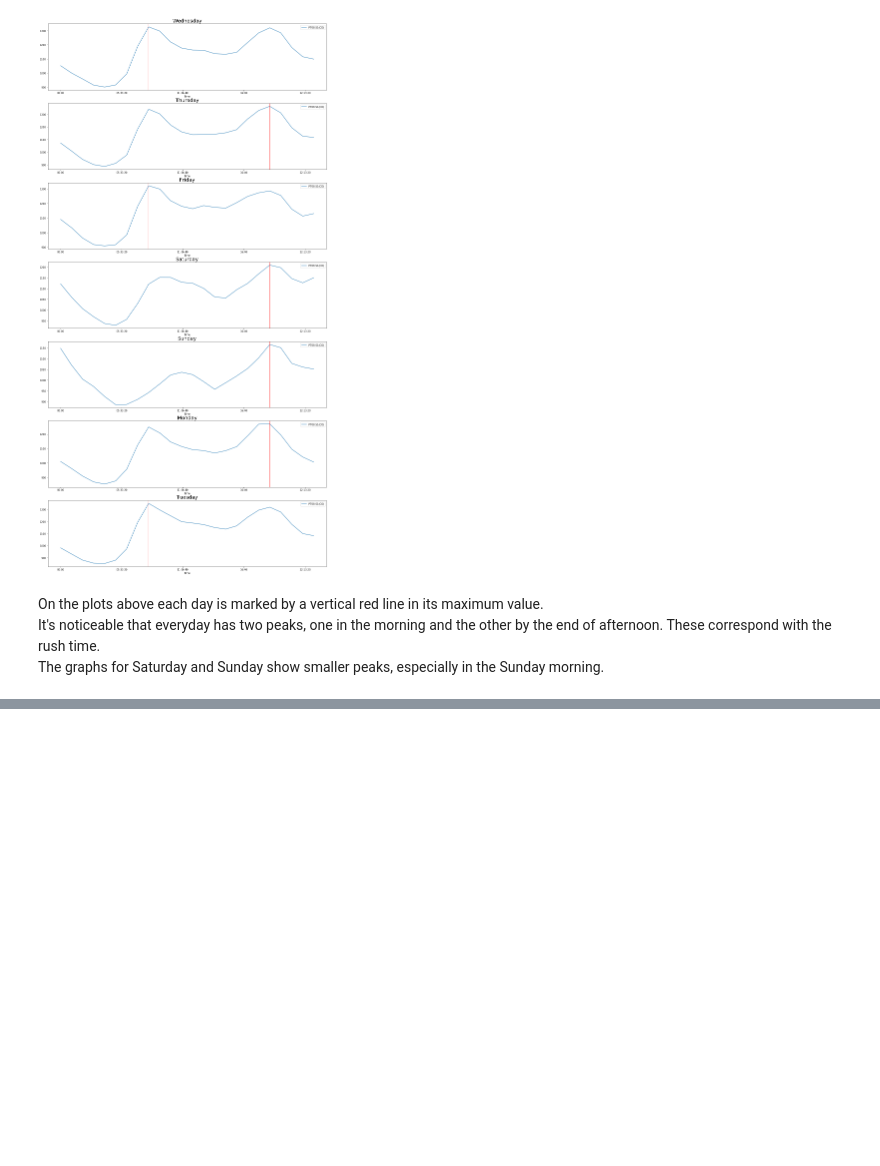
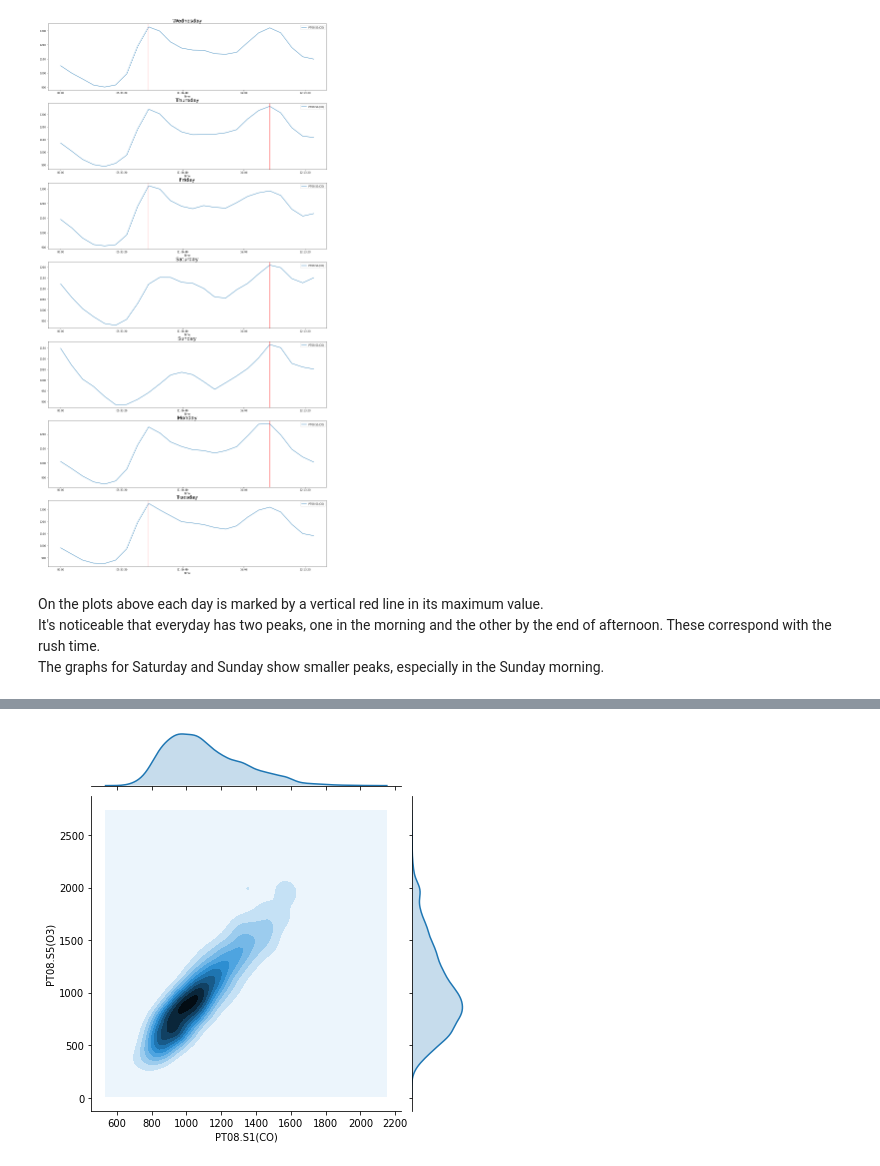
Before and after one commit to elisiojsj/Data-Science, a Jupyter notebook: CO_concentration-analysis.ipynb, the cells around one changed output, grey strips where cells are left out. Cells and saved outputs as stored; diff of their text form; code cells hidden in the pictures; blank space fills up the shorter version.

```diff
--- a/CO_concentration-analysis.ipynb
+++ b/CO_concentration-analysis.ipynb
@@ -257,0 +304,6 @@ The graphs for Saturday and Sunday show smaller peaks, especially in the Sunday
+# %%
+# scatterplot
+sns.jointplot(x="PT08.S1(CO)", y="PT08.S5(O3)", kind='kde', data=df)
+plt.show()
+# %% [output]
+[figure, added]
```
Also changed, not shown: parts of 5 cells of this notebook.
